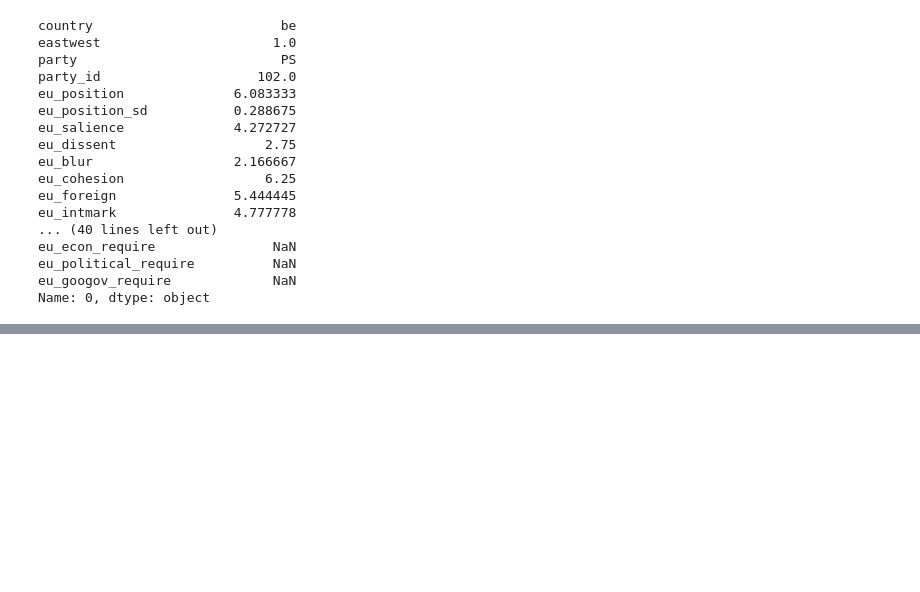
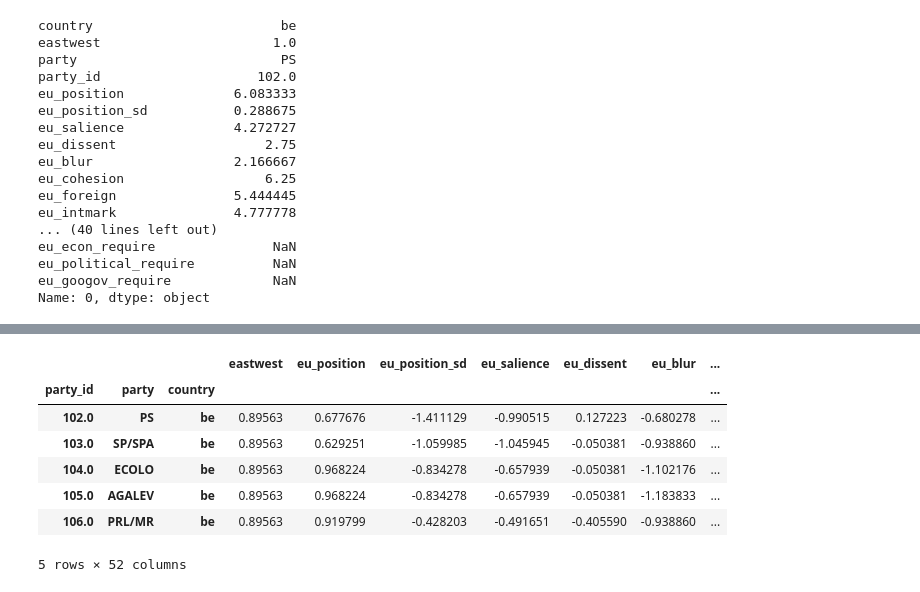
Before and after one commit to franciscoazzollini/datascientist-politicalparties-python, a Jupyter notebook: src/test.ipynb, the cells around one changed output, grey strips where cells are left out. Cells and saved outputs as stored; diff of their text form; code cells hidden in the pictures; blank space fills up the shorter version.

```diff
--- a/src/test.ipynb
+++ b/src/test.ipynb
@@ -119,3 +130,14 @@ reduced_dim_data = dim_reducer.transform()
+# %%
+processed_df.head()
+# %% [output]
+|  |  |  | eastwest | eu_position | eu_position_sd | eu_salience | eu_dissent | eu_blur | ... |
+| party_id | party | country |  |  |  |  |  |  | ... |
+| 102.0 | PS | be | 0.89563 | 0.677676 | -1.411129 | -0.990515 | 0.127223 | -0.680278 | ... |
+| 103.0 | SP/SPA | be | 0.89563 | 0.629251 | -1.059985 | -1.045945 | -0.050381 | -0.938860 | ... |
+| 104.0 | ECOLO | be | 0.89563 | 0.968224 | -0.834278 | -0.657939 | -0.050381 | -1.102176 | ... |
+| 105.0 | AGALEV | be | 0.89563 | 0.968224 | -0.834278 | -0.657939 | -0.050381 | -1.183833 | ... |
+| 106.0 | PRL/MR | be | 0.89563 | 0.919799 | -0.428203 | -0.491651 | -0.405590 | -0.938860 | ... |
+5 rows × 52 columns
 # %%
 estimator = DensityEstimator(reduced_dim_data, dim_reducer, processed_df.columns)
 gmm = estimator.fit_distribution(n_components=3)
```
Also changed, not shown: parts of 4 cells of this notebook, 8 other files.
